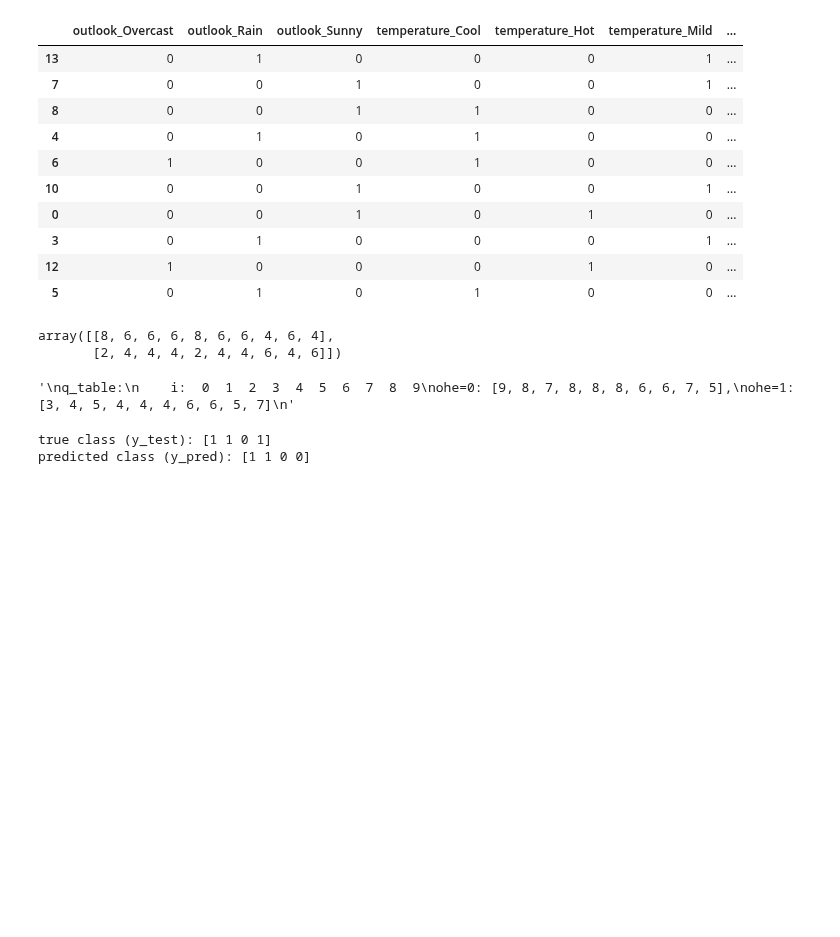
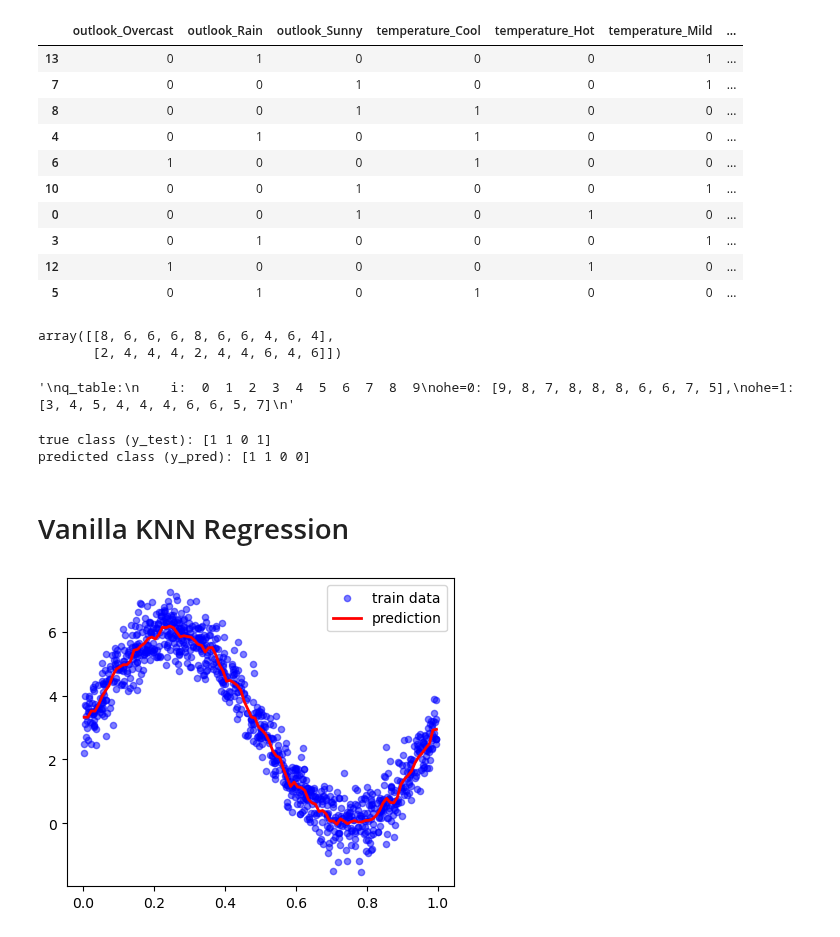
Before and after one commit to A-C-Sai/working-with-data, a Jupyter notebook: basic-models/KNN/knn-01.ipynb, the cells around one changed output. Saved outputs shown, nothing was run; the diff lists cells and outputs as text; code cells hidden in the pictures; blank space fills up the shorter version.

Commit message:
Implemented KNN regression from scratch and compared with sklearn's implementation

```diff
--- a/basic-models/KNN/knn-01.ipynb
+++ b/basic-models/KNN/knn-01.ipynb
@@ -69,0 +84,4 @@ play_tennis
+# %%
+# Create training and test data
+x_r, y_r = noisy_data(n=1000, s=0.5)
+x_test_r = np.linspace(x_r.min(), x_r.max(), 100).reshape(-1,1)
@@ -70,3 +90,11 @@ play_tennis
+# %%
+# Draw data anf estimation curves
+def plot_prediction(x, y, x_test, y_pred):
+    plt.figure(figsize=(5,4))
+    plt.scatter(x, y, c='blue', s=20, alpha=0.5, label='train data')
+    plt.plot(x_test, y_pred, c='red', lw=2.0, label='prediction')
+    plt.legend()
+    plt.show()
 # %% [markdown]
 # Vanilla KNN - from scratch
 # %%
@@ -317,3 +345,22 @@ print('predicted class (y_pred):', y_pred)
 # %% [output]
 true class (y_test): [1 1 0 1]
 predicted class (y_pred): [1 1 0 0]
+# %% [markdown]
+# Vanilla KNN Regression
+# %%
+# Normalize
+x_mu = x_r.mean()
+x_std = x_r.std()
+y_mu = y_r.mean()
+y_std = y_r.std()
+zx_train = (x_r - x_mu) / x_std
+zx_test = (x_test_r - x_mu) / x_std
+zy_train = (y_r - y_mu) / y_std
+# %%
+# Estimate the normalized y-values of the test data and restore them back to their original scale
+y_pred1 = KNNRegressor(K=20).predict(zx_train,zx_test,zy_train) * y_std + y_mu
+# %%
+# Observer the results
+plot_prediction(x_r, y_r, x_test_r, y_pred1)
+# %% [output]
+[figure, added]
```
Also changed, not shown: parts of 13 cells of this notebook, 1 other file.
